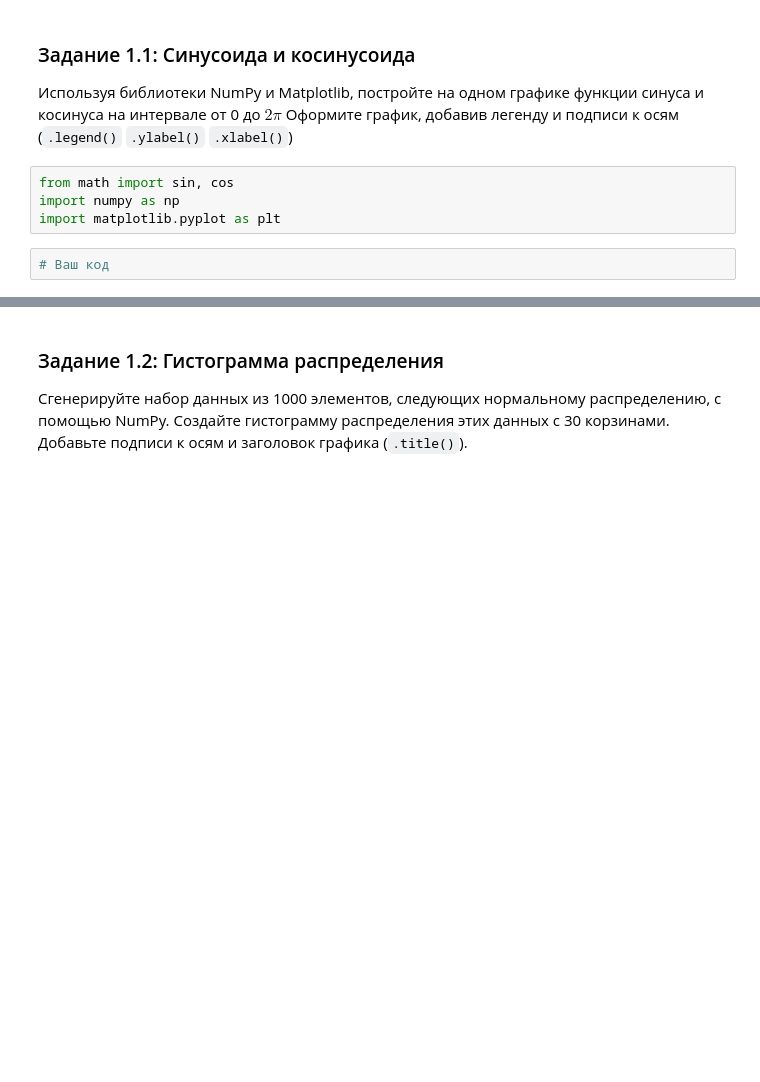
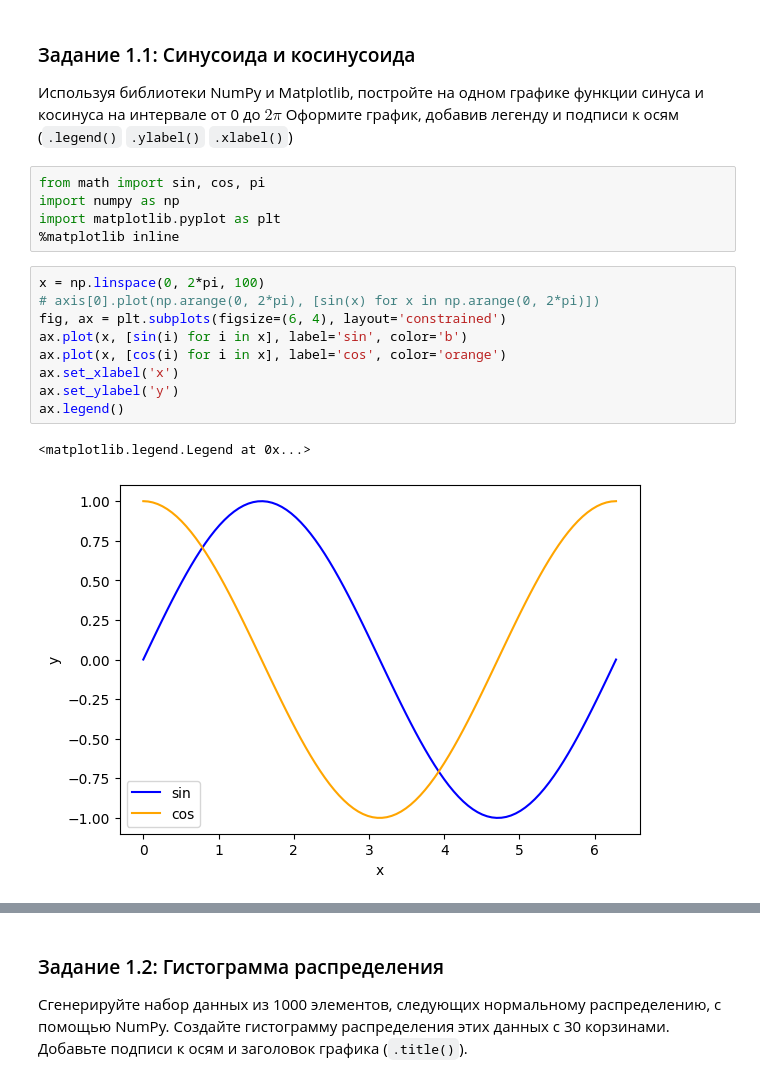
Before and after one commit to dberezzkov/sys_c_math, a Jupyter notebook: 3. Библиотеки Matplotlib, Plotly/Практическая_работа_№3_Matplotlib_Plotly.ipynb, the cells around one changed output, grey strips where cells are left out. Drawn from its saved outputs; the diff is of its cells as text; blank space fills up the shorter version.

```diff
--- a/3. Библиотеки Matplotlib, Plotly/Практическая_работа_№3_Matplotlib_Plotly.ipynb
+++ b/3. Библиотеки Matplotlib, Plotly/Практическая_работа_№3_Matplotlib_Plotly.ipynb
@@ -17,11 +17,22 @@
 ### Задание 1.1: Синусоида и косинусоида
 Используя библиотеки NumPy и Matplotlib, постройте на одном графике функции синуса и косинуса на интервале от 0 до $2\pi$ Оформите график, добавив легенду и подписи к осям (`.legend()` `.ylabel()` `.xlabel()`)
 # %%
-from math import sin, cos
+from math import sin, cos, pi
 import numpy as np
 import matplotlib.pyplot as plt
+%matplotlib inline
-# %%
-# Ваш код
+# %%
+x = np.linspace(0, 2*pi, 100)
+# axis[0].plot(np.arange(0, 2*pi), [sin(x) for x in np.arange(0, 2*pi)])
+fig, ax = plt.subplots(figsize=(6, 4), layout='constrained')
+ax.plot(x, [sin(i) for i in x], label='sin', color='b')
+ax.plot(x, [cos(i) for i in x], label='cos', color='orange')
+ax.set_xlabel('x')
+ax.set_ylabel('y')
+ax.legend()
+# %% [output]
+<matplotlib.legend.Legend at 0x...>
+[figure, added]
 # %% [markdown]
 ![image.png](embedded-picture-1)
 # %% [markdown]
```
